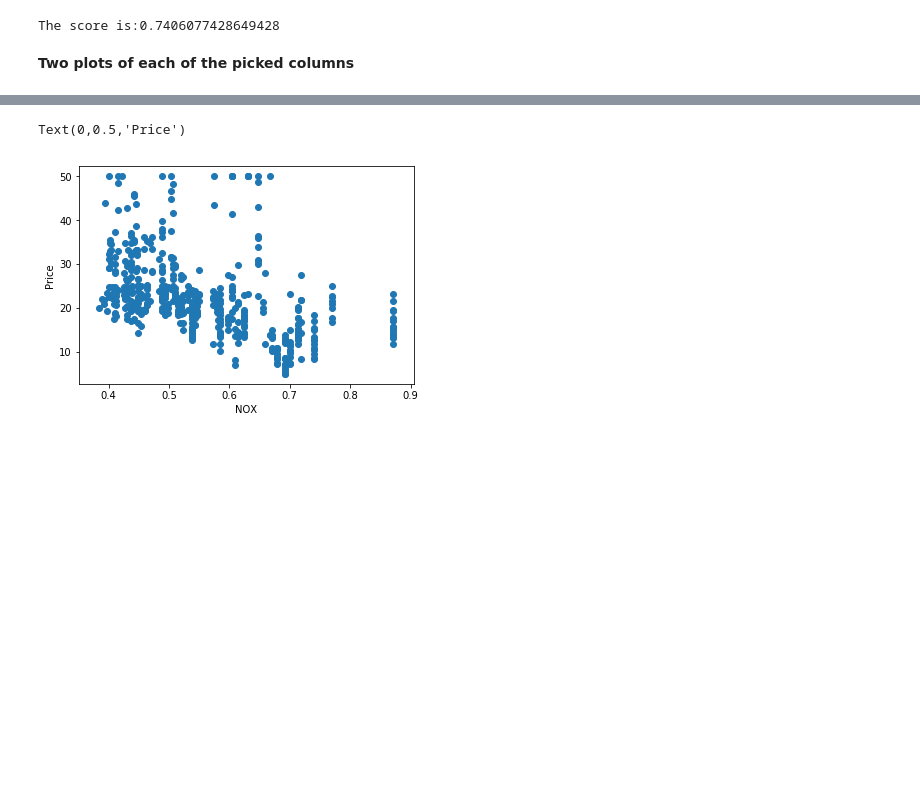
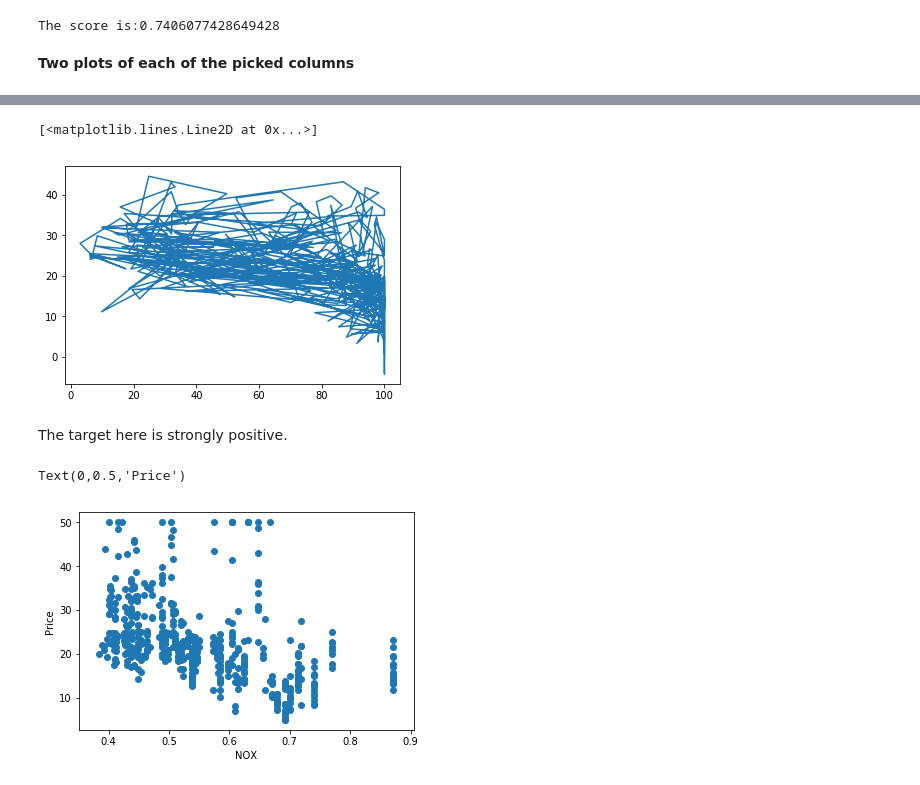
Before and after one commit to pite2019/pite2019s-t3-g1-MafaldaPLuz, a Jupyter notebook: PITE-substitute-task.ipynb, the cells around one changed output, grey strips where cells are left out. Drawn from its saved outputs; the diff is of its cells as text; code cells hidden in the pictures; blank space fills up the shorter version.

```diff
--- a/PITE-substitute-task.ipynb
+++ b/PITE-substitute-task.ipynb
@@ -63,3 +63,10 @@ Text(0,0.5,'Price')
+# %%
+plt.plot(X,predicted)
+# %% [output]
+[<matplotlib.lines.Line2D at 0x...>]
+[figure, added]
+# %% [markdown]
+The target here is strongly positive.
 # %%
 plt.scatter(Z,Y)
 plt.xlabel('NOX')
```
Also changed, not shown: parts of 5 cells of this notebook.
